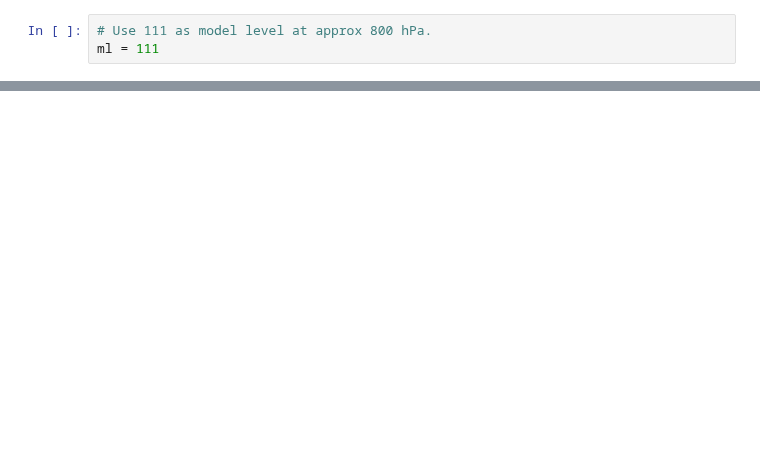
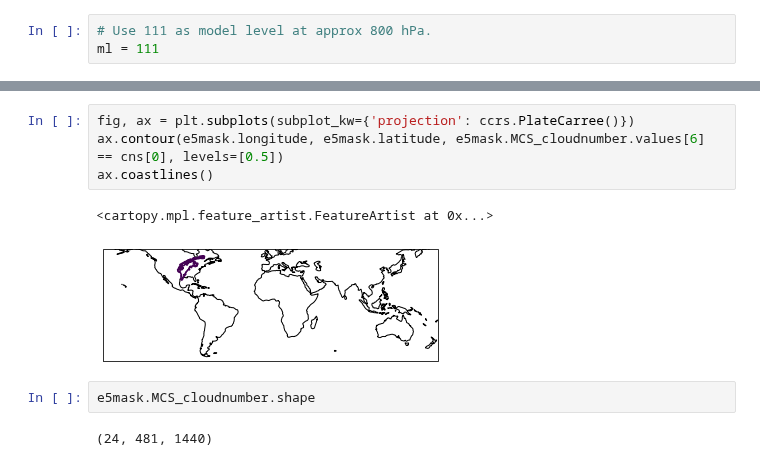
Before and after one commit to markmuetz/mcs_prime, a Jupyter notebook: ctrl/notebooks/dev/calc_moisture_flux_divergence.ipynb, the cells around one changed output, grey strips where cells are left out. Saved outputs shown, nothing was run; the diff lists cells and outputs as text; blank space fills up the shorter version.

```diff
--- a/ctrl/notebooks/dev/calc_moisture_flux_divergence.ipynb
+++ b/ctrl/notebooks/dev/calc_moisture_flux_divergence.ipynb
@@ -288,0 +384,11 @@ np.abs(np.array(vals1) - np.array(vals2)).max()
+# %%
+fig, ax = plt.subplots(subplot_kw={'projection': ccrs.PlateCarree()})
+ax.contour(e5mask.longitude, e5mask.latitude, e5mask.MCS_cloudnumber.values[6] == cns[0], levels=[0.5])
+ax.coastlines()
+# %% [output]
+<cartopy.mpl.feature_artist.FeatureArtist at 0x...>
+[figure, added]
+# %%
+e5mask.MCS_cloudnumber.shape
+# %% [output]
+(24, 481, 1440)
```
Also changed, not shown: parts of 72 cells of this notebook, 12 other files.
